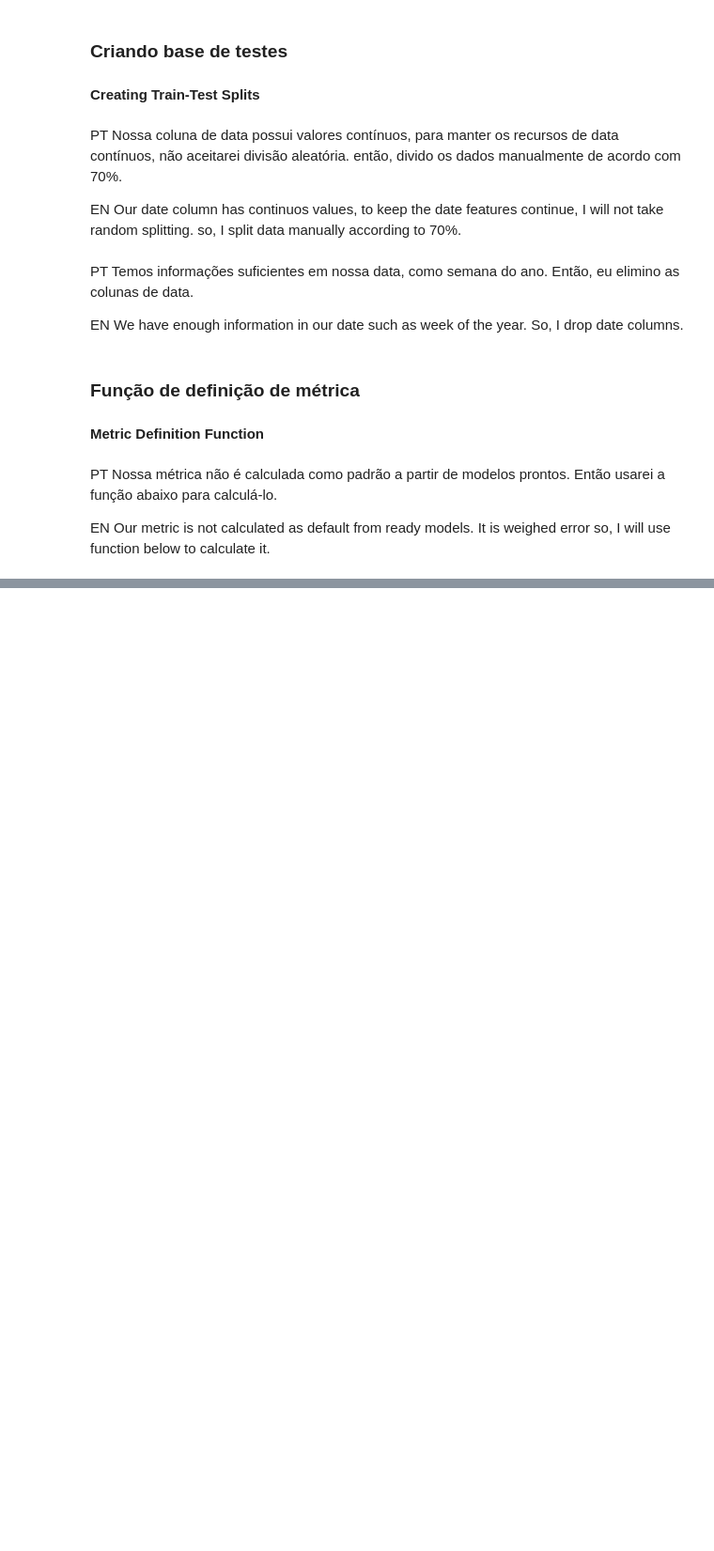
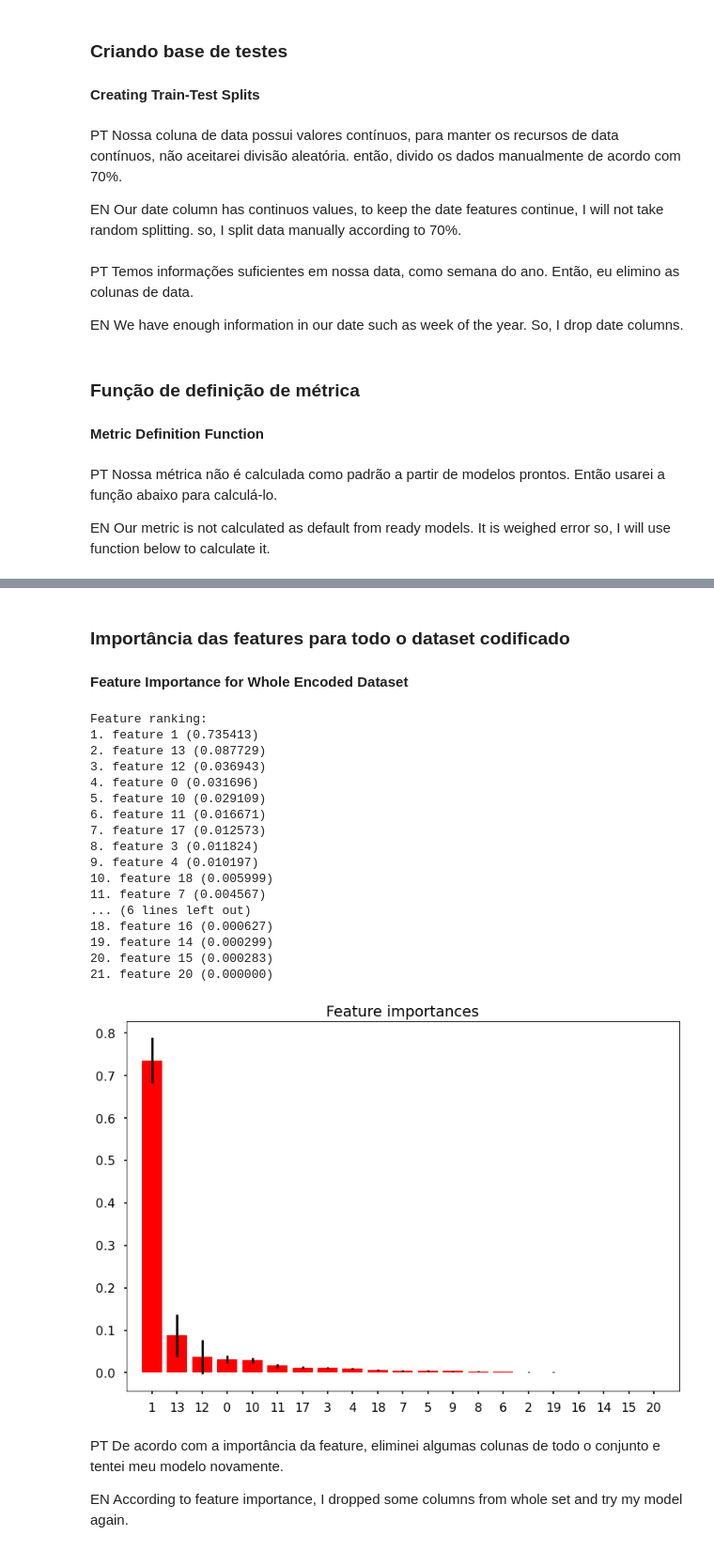
Before and after one commit to danielfernandesp/Analysis-and-Insights-1-for-Data-Science---Walmart-Sales-Forecast, a Jupyter notebook: Previsão de Vendas do Walmart.ipynb, the cells around one changed output, grey strips where cells are left out. Shown at 94% size. Cells and saved outputs as stored; diff of their text form; code cells hidden in the pictures; blank space fills up the shorter version.

```diff
--- a/Previsão de Vendas do Walmart.ipynb
+++ b/Previsão de Vendas do Walmart.ipynb
@@ -837,0 +977,16 @@ def wmae_test(test, pred): # WMAE for test
+# %%
+# splitting train-test to whole dataset
+train_data_enc = df_encoded[:int(0.7*(len(df_encoded)))]
+test_data_enc = df_encoded[int(0.7*(len(df_encoded))):]
+
+target = "Weekly_Sales"
+used_cols1 = [c for c in df_encoded.columns.to_list() if c not in [target]] # all columns except price
+
+X_train_enc = train_data_enc[used_cols1]
+X_test_enc = test_data_enc[used_cols1]
+y_train_enc = train_data_enc[target]
+y_test_enc = test_data_enc[target]
+# %%
+X_enc = df_encoded[used_cols1] # to get together train,test splits
+# %%
+X_enc = X_enc.drop(['Date'], axis=1) #dropping date column for whole X
@@ -837,0 +1036,48 @@ def wmae_test(test, pred): # WMAE for test
+# %% [markdown]
+### Importância das features para todo o dataset codificado
+#### Feature Importance for Whole Encoded Dataset
+# %%
+importances = rf.feature_importances_
+std = np.std([tree.feature_importances_ for tree in rf.estimators_],
+             axis=0)
+indices = np.argsort(importances)[::-1]
+
+# Printing the feature ranking
+print("Feature ranking:")
+
+for f in range(X_enc.shape[1]):
+    print("%d. feature %d (%f)" % (f + 1, indices[f], importances[indices[f]]))
+
+# Plotting the feature importances of the forest
+plt.figure()
+plt.title("Feature importances")
+plt.bar(range(X_enc.shape[1]), importances[indices],
+       color="r", yerr=std[indices], align="center")
+plt.xticks(range(X_enc.shape[1]), indices)
+plt.xlim([-1, X_enc.shape[1]])
+plt.show()
+# %% [output]
+Feature ranking:
+1. feature 1 (0.735413)
+2. feature 13 (0.087729)
+3. feature 12 (0.036943)
+4. feature 0 (0.031696)
+5. feature 10 (0.029109)
+6. feature 11 (0.016671)
+7. feature 17 (0.012573)
+8. feature 3 (0.011824)
+9. feature 4 (0.010197)
+10. feature 18 (0.005999)
+11. feature 7 (0.004567)
+... (6 lines left out)
+18. feature 16 (0.000627)
+19. feature 14 (0.000299)
+20. feature 15 (0.000283)
+21. feature 20 (0.000000)
+[figure, added]
+# %% [markdown]
+PT
+De acordo com a importância da feature, eliminei algumas colunas de todo o conjunto e tentei meu modelo novamente.
+
+EN
+According to feature importance, I dropped some columns from whole set and try my model again.
```
Also changed, not shown: parts of 103 cells of this notebook.
